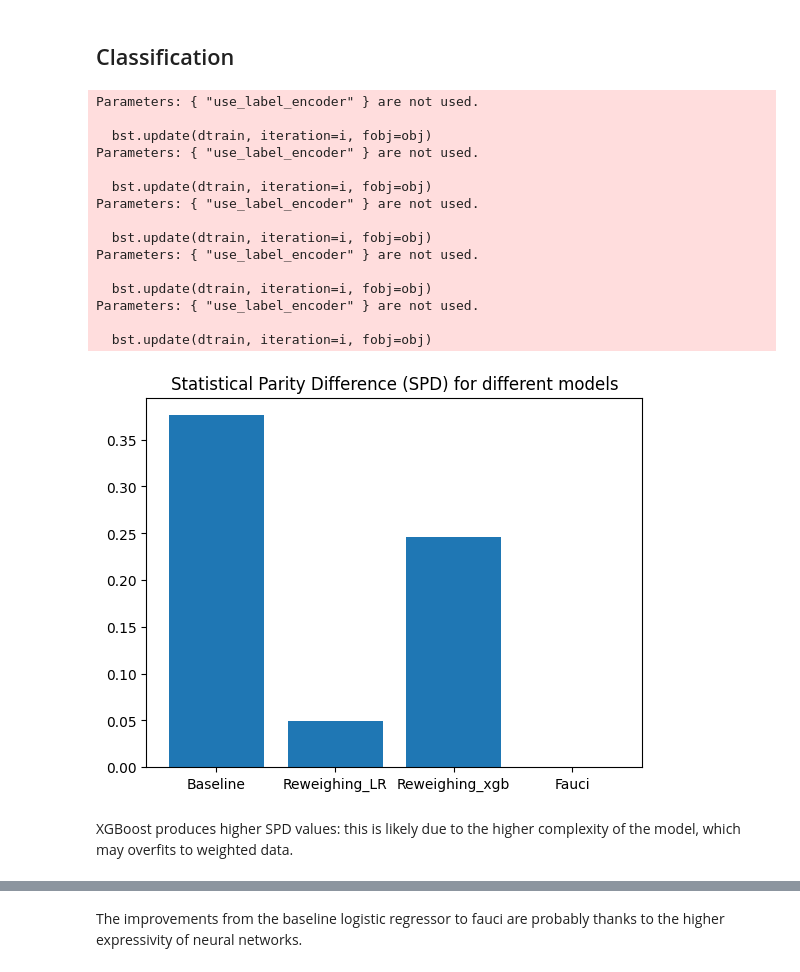
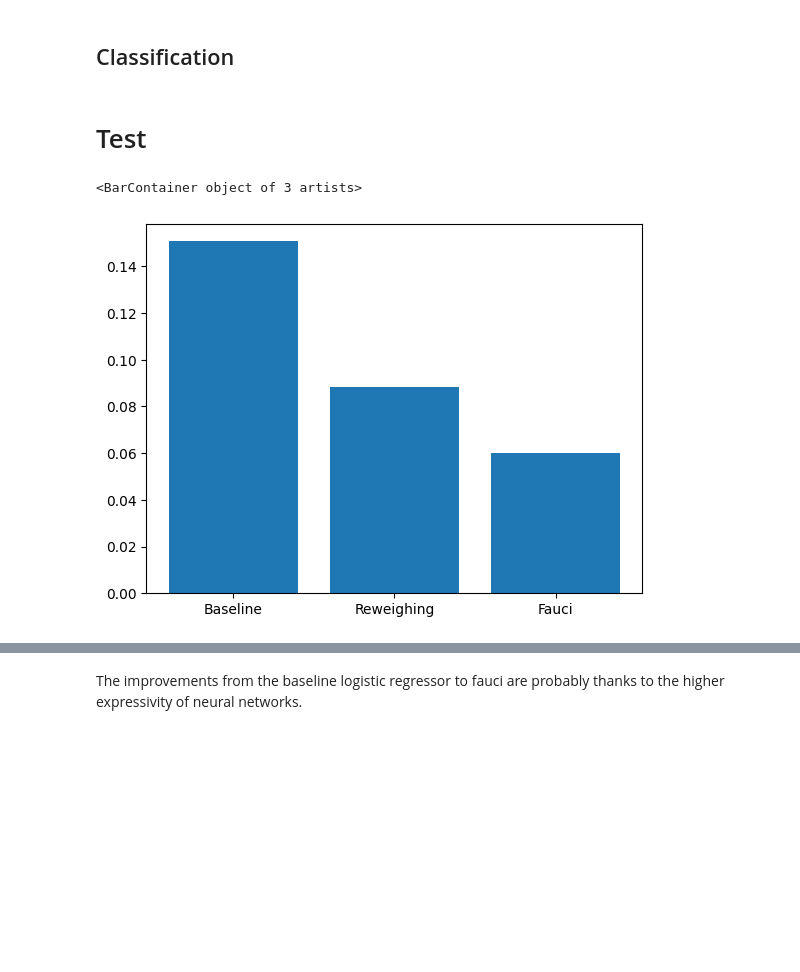
Before and after one commit to kor80/Fair-Candidate-Screening-System, a Jupyter notebook: main.ipynb, the cells around one changed output, grey strips where cells are left out. Cells and saved outputs as stored; diff of their text form; code cells hidden in the pictures; blank space fills up the shorter version.

```diff
--- a/main.ipynb
+++ b/main.ipynb
@@ -87,7 +85,7 @@ plt.show()
 # %% [markdown]
 We can assume that a candidate is hired if its match score is greater than a significant threshold, for instance, th=99.8
 # %%
-hired_threshold = 99.9
+hired_threshold = 99.8
 # %%
 df1 = df.copy()
 # %%
@@ -637,6 +635,6 @@ plt.show()
 # %%
 counts = df1['job_sector'].value_counts()
-min_count = 200
+min_count = 100
 
 rare = counts[counts < min_count].index
 
@@ -945,12 +884,12 @@ import xgboost as xgb
 # %%
-X = df1.drop(columns=[target])
+X = df1.drop(columns=target)
 y = df1[target]
 
 kf = StratifiedKFold(n_splits=5, shuffle=True, random_state=42)
 
 for train_idx, test_idx in kf.split(X, y):
-    X_train, X_test = X.iloc[train_idx], X.iloc[test_idx]
-    y_train, y_test = y.iloc[train_idx], y.iloc[test_idx]
+    X_train, X_test = X.iloc[train_idx].copy(), X.iloc[test_idx].copy()
+    y_train, y_test = y.iloc[train_idx].copy(), y.iloc[test_idx].copy()
 
     # We don't really need a classifier in this section, we only need to compute
     # the average performance of the baseline.
@@ -989,19 +928,7 @@ for train_idx, test_idx in kf.split(X, y):
 
     reweighed_spd = evaluate_spd(X_test, reweighed_pred)
 
-    # XGBoost Reweighing
-    xgb_clf = xgb.XGBClassifier(use_label_encoder=False, eval_metric='logloss', random_state=42)
-    xgb_clf.fit(X_train_reweighed, y_train, sample_weight=weights)
-
-    xgb_pred = xgb_clf.predict(X_test)
-    xgb_proba = xgb_clf.predict_proba(X_test)[:, 1]
-
-    # Store metrics for XGBoost
-    preprocessing_performance_metrics.append(compute_performance_metrics(y_test, xgb_pred, xgb_proba))
-    preprocessing_fairness_metrics.append(compute_fairness_metrics(y_test, xgb_pred, X_test[sensitive_feature]))
-
-    xgb_spd = evaluate_spd(X_test, xgb_pred)
-
+    '''
     # Same using IN-Processing technique
     regularization = 0.5
     epochs = 100
@@ -1034,19 +961,6 @@ for train_idx, test_idx in kf.split(X, y):
         inprocessing_fairness_metrics.append(compute_fairness_metrics(y_test, y_pred_baseline, X_test[sensitive_feature]))
 
         fauci_spd = evaluate_spd(X_test, y_pred_baseline)
+    '''
-# %% [output]
-Parameters: { "use_label_encoder" } are not used.
-
-  bst.update(dtrain, iteration=i, fobj=obj)
-Parameters: { "use_label_encoder" } are not used.
-
-  bst.update(dtrain, iteration=i, fobj=obj)
-Parameters: { "use_label_encoder" } are not used.
-
-  bst.update(dtrain, iteration=i, fobj=obj)
-Parameters: { "use_label_encoder" } are not used.
-
-  bst.update(dtrain, iteration=i, fobj=obj)
-Parameters: { "use_label_encoder" } are not used.
-
-  bst.update(dtrain, iteration=i, fobj=obj)
+# %% [markdown]
+# Test
@@ -1053,15 +1024,13 @@ Parameters: { "use_label_encoder" } are not used.
 # %%
 results = pd.DataFrame({
-    'Model': ['Baseline', 'Reweighing_LR', "Reweighing_xgb", 'Fauci'],
-    'SPD': [abs(list(baseline_spd.values())[0]), abs(list(reweighed_spd.values())[0]), abs(list(xgb_spd.values())[0]), abs(list(fauci_spd.values())[0])]
+    'Model': ['Baseline', 'Reweighing', 'Fauci'],
+    'SPD': [abs(list(baseline_spd.values())[0]), abs(list(reweighed_spd.values())[0]), abs(list(fauci_spd.values())[0])]
 })
 
-plt.title("Statistical Parity Difference (SPD) for different models")
-plt.bar(results['Model'], results['SPD']);
+plt.bar(results['Model'], results['SPD'])
 # %% [output]
+<BarContainer object of 3 artists>
-[figure, old version]
+[figure, new version]
-# %% [markdown]
-XGBoost produces higher SPD values: this is likely due to the higher complexity of the model, which may overfits to weighted data.
 # %%
 metrics_bar_plot(baseline_performance_metrics,
                  preprocessing_performance_metrics,
```
Also changed, not shown: parts of 38 cells of this notebook.
